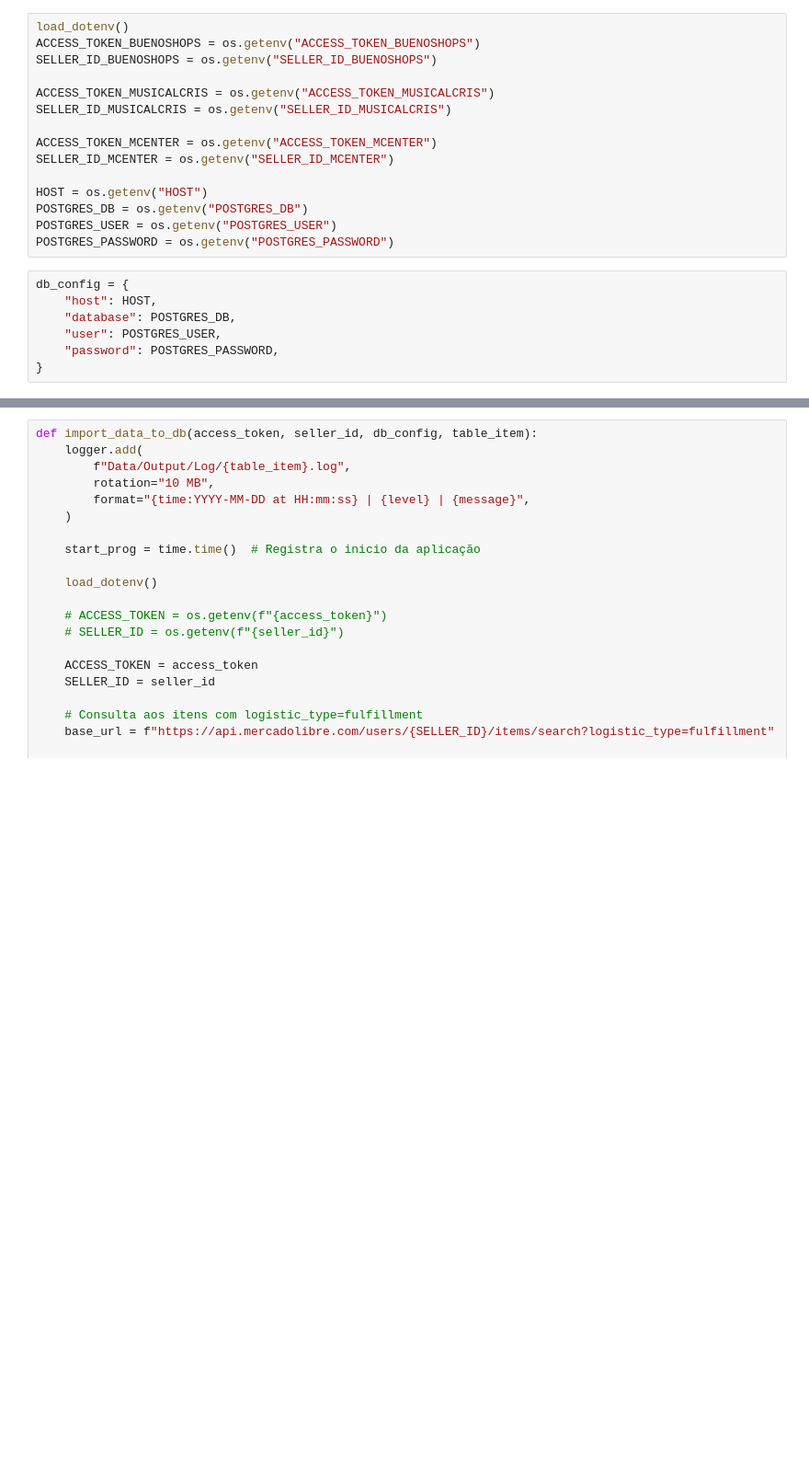
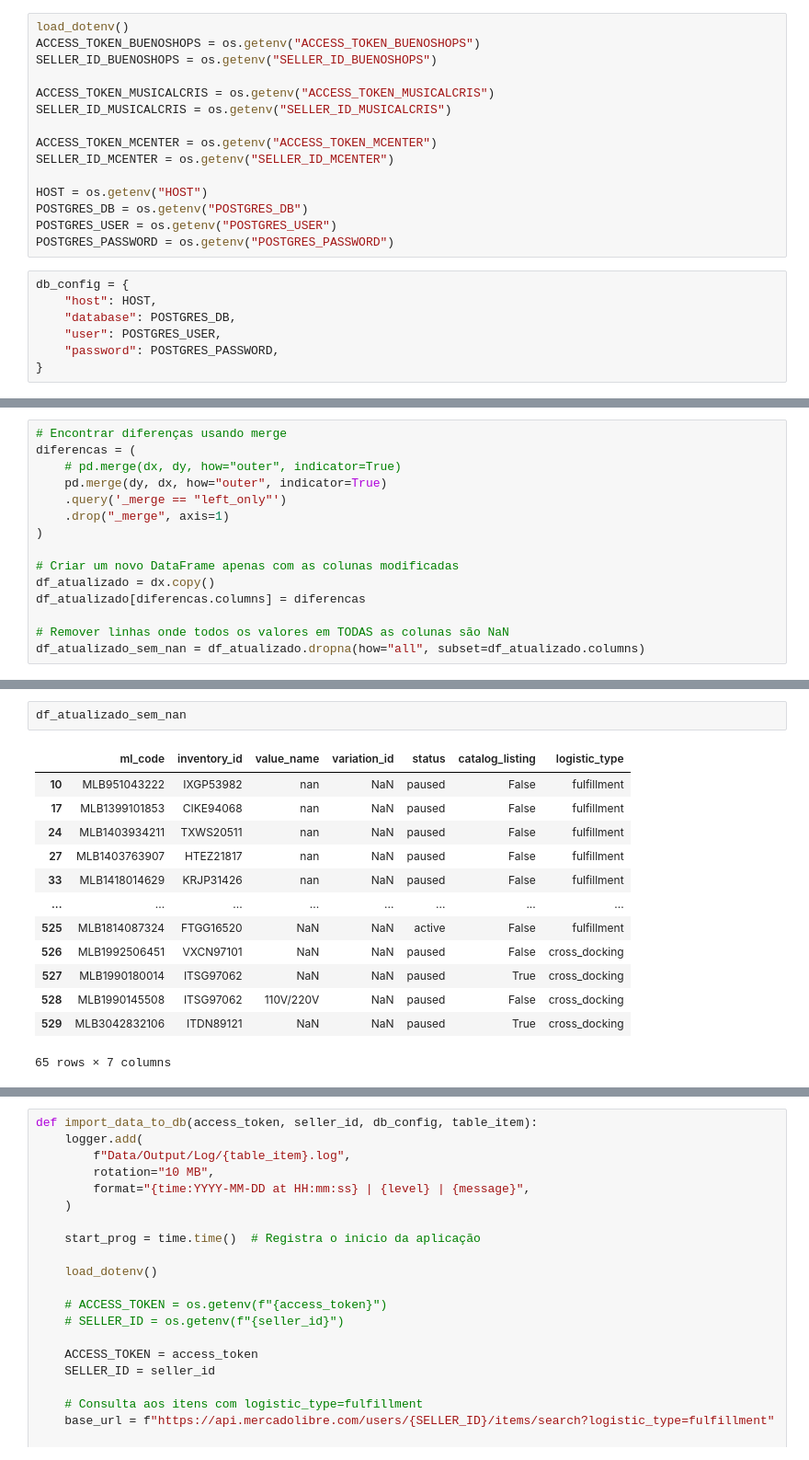
Before and after one commit to lpcoutinho/mcenter_streamlit, a Jupyter notebook: Notebooks/rotinas/get_items.ipynb, the cells around one changed output, grey strips where cells are left out. Shown: that part at 92% size. Cells and saved outputs as stored; diff of their text form; blank space fills up the shorter version.

```diff
--- a/Notebooks/rotinas/get_items.ipynb
+++ b/Notebooks/rotinas/get_items.ipynb
@@ -36,0 +682,15 @@ db_config = {
+# %%
+# Encontrar diferenças usando merge
+diferencas = (
+    # pd.merge(dx, dy, how="outer", indicator=True)
+    pd.merge(dy, dx, how="outer", indicator=True)
+    .query('_merge == "left_only"')
+    .drop("_merge", axis=1)
+)
+
+# Criar um novo DataFrame apenas com as colunas modificadas
+df_atualizado = dx.copy()
+df_atualizado[diferencas.columns] = diferencas
+
+# Remover linhas onde todos os valores em TODAS as colunas são NaN
+df_atualizado_sem_nan = df_atualizado.dropna(how="all", subset=df_atualizado.columns)
@@ -36,0 +705,16 @@ db_config = {
+# %%
+df_atualizado_sem_nan
+# %% [output]
+|  | ml_code | inventory_id | value_name | variation_id | status | catalog_listing | logistic_type |
+| 10 | MLB951043222 | IXGP53982 | nan | NaN | paused | False | fulfillment |
+| 17 | MLB1399101853 | CIKE94068 | nan | NaN | paused | False | fulfillment |
+| 24 | MLB1403934211 | TXWS20511 | nan | NaN | paused | False | fulfillment |
+| 27 | MLB1403763907 | HTEZ21817 | nan | NaN | paused | False | fulfillment |
+| 33 | MLB1418014629 | KRJP31426 | nan | NaN | paused | False | fulfillment |
+| ... | ... | ... | ... | ... | ... | ... | ... |
+| 525 | MLB1814087324 | FTGG16520 | NaN | NaN | active | False | fulfillment |
+| 526 | MLB1992506451 | VXCN97101 | NaN | NaN | paused | False | cross_docking |
+| 527 | MLB1990180014 | ITSG97062 | NaN | NaN | paused | True | cross_docking |
+| 528 | MLB1990145508 | ITSG97062 | 110V/220V | NaN | paused | False | cross_docking |
+| 529 | MLB3042832106 | ITDN89121 | NaN | NaN | paused | True | cross_docking |
+65 rows × 7 columns
```
Also changed, not shown: parts of 33 cells of this notebook, 11 other files.
